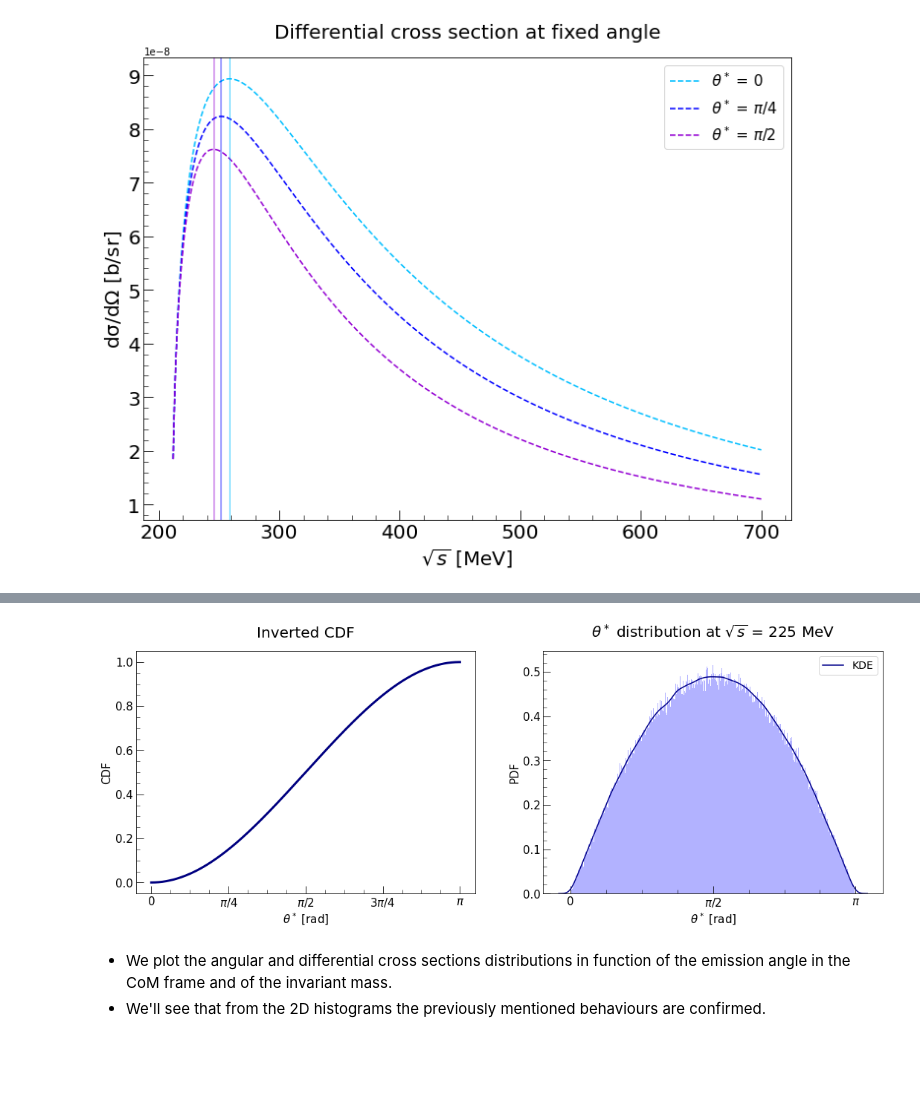
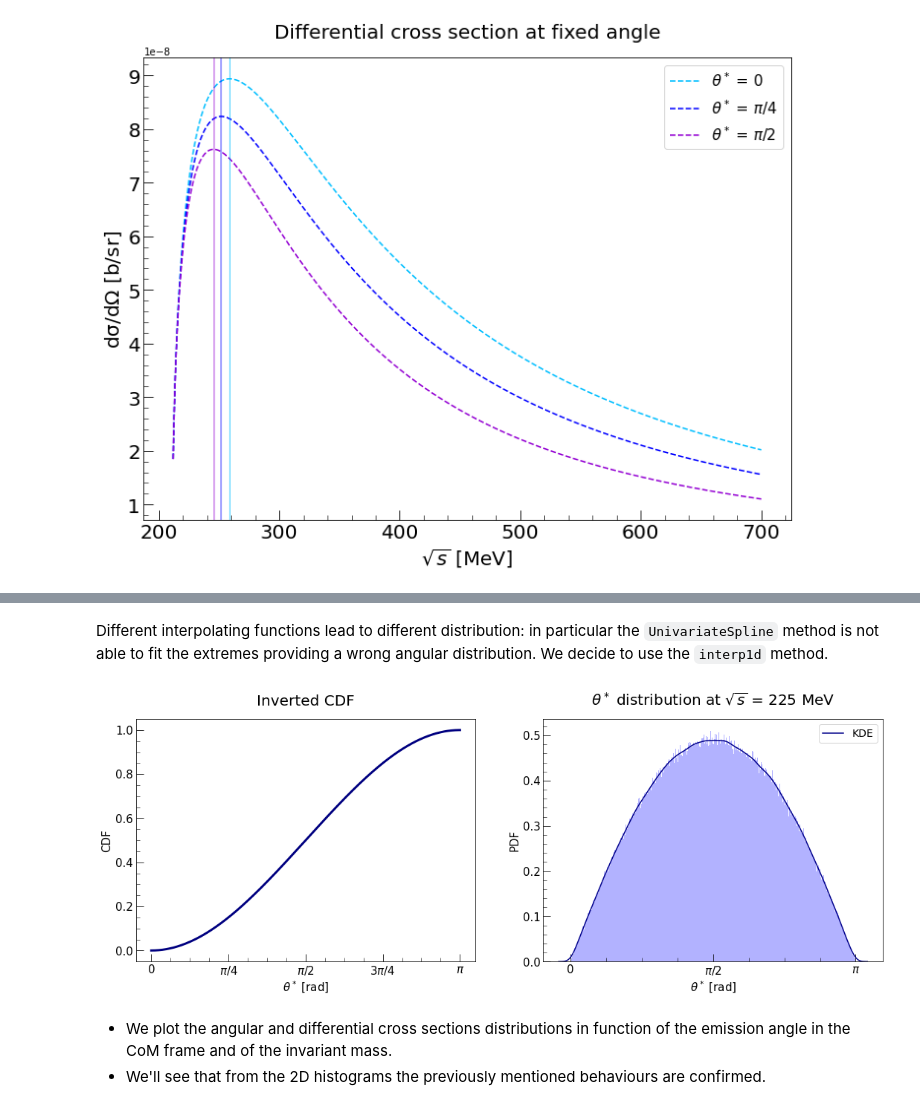
Before and after one commit to vanessacerrone/LEMMA_project, a Jupyter notebook: project_final.ipynb, the cells around one changed output, grey strips where cells are left out. Drawn from its saved outputs; the diff is of its cells as text; code cells hidden in the pictures; blank space fills up the shorter version.

```diff
--- a/project_final.ipynb
+++ b/project_final.ipynb
@@ -360,3 +473,6 @@ While the CDF can be computed by integrating analytically the function of the di
+# %% [markdown]
+Different interpolating functions lead to different distribution: in particular the ``UnivariateSpline`` method is not able to fit the extremes providing a wrong angular distribution.
+We decide to use the ``interp1d`` method.
 # %%
 N = 10**6
 samples = np.random.uniform(size= N)
@@ -372,37 +488,36 @@ ax[0].plot(theta,g_cdf(s,theta),color = 'navy',linewidth = 3)
 sns.distplot(CDF_inversion(samples), ax = ax[1],
              kde = True,
              kde_kws  = {'label': 'KDE',  'color': 'darkblue'},
              hist_kws = { 'color': 'blue', 'alpha': 0.3,'linewidth': 1,  'histtype':'barstacked'},
-             bins = int(np.sqrt(N)))
-
+             bins = 500
+            )
 #np.savetxt('angular_distribution_CM.txt', CDF_inversion(samples)) # save to file
 
 
 #setting labels, title and ticks
 ax[0].set_title('Inverted CDF', pad = 18, fontsize=20)
 ax[0].set_xlabel(r'$\theta^*$ [rad]',fontsize = 15)
 ax[0].set_ylabel('CDF',fontsize = 15)
 ax[0].set_xticks([0,np.pi/4,np.pi/2,(3*np.pi)/4,np.pi],[0, '$\pi/4$','$\pi/2$','$3\pi/4$','$\pi$'])
 
 
 ax[1].set_title(r'$\theta^*$ distribution at $\sqrt{s}$ = %i MeV' % sqr_s, pad = 18, fontsize=20)
 ax[1].set_xticks([0,np.pi/2,np.pi],['0','$\pi/2$','$\pi$'])
 ax[1].set_xlabel(r'$\theta^*$ [rad]',fontsize = 15)
 ax[1].set_ylabel('PDF',fontsize = 15)
 
 #plot legend
 ax[1].legend(loc = 'best', fontsize = 14)
 
 for ax in fig.get_axes():
     # plot settings
     ax.tick_params(axis = 'both', which = 'major', direction = 'in', length = 10, labelsize = 15)
     ax.tick_params(axis = 'both', which = 'minor', direction = 'in', length = 5)
     ax.minorticks_on()
 
 plt.show()
-#fig.savefig('figures/theta_dist_CDF.pdf',dpi=200)
 # %% [output]
-[figure, old version]
+[figure, new version]
 # %% [markdown]
 - We plot the angular and differential cross sections distributions in function of the emission angle in the CoM frame and of the invariant mass.
 - We'll see that from the 2D histograms the previously mentioned behaviours are confirmed.
```
Also changed, not shown: parts of 21 cells of this notebook.
